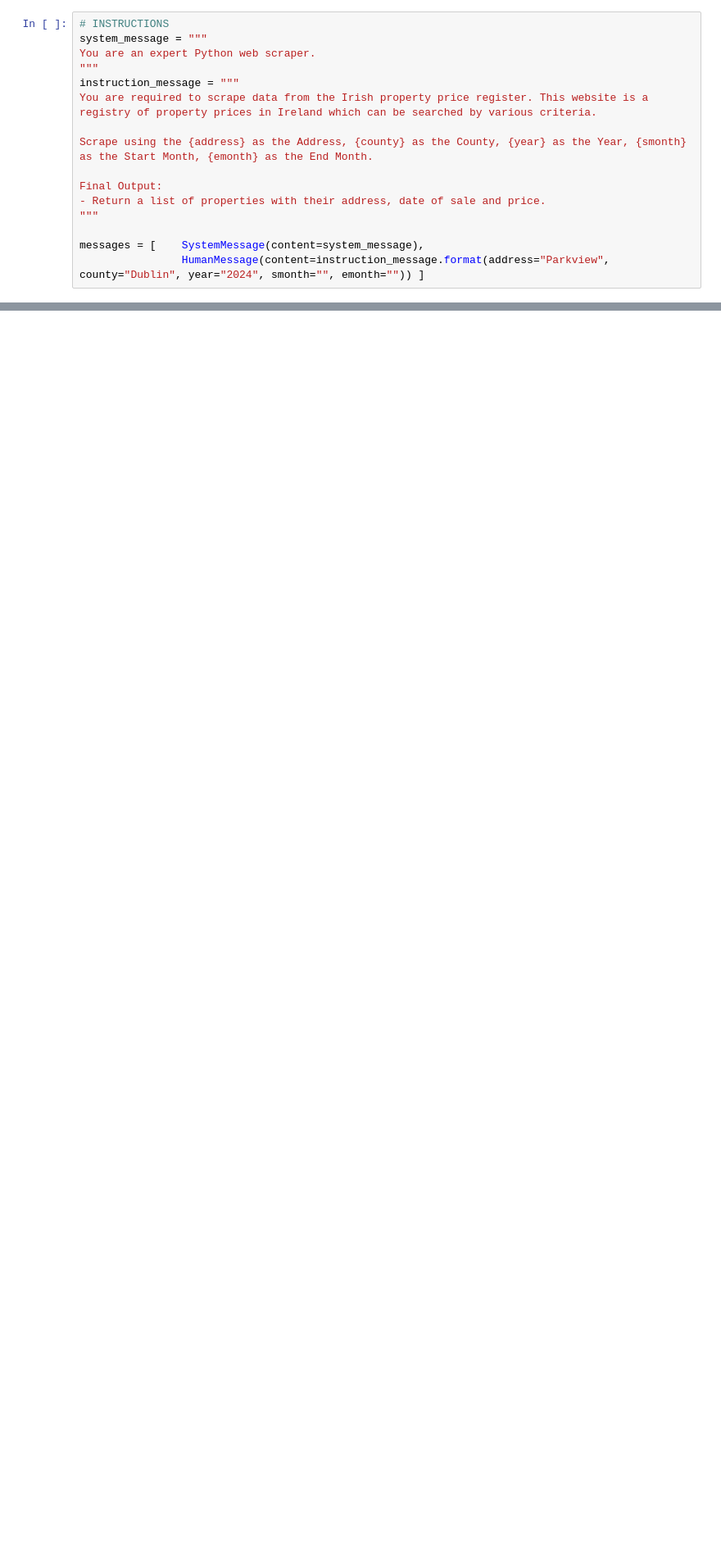
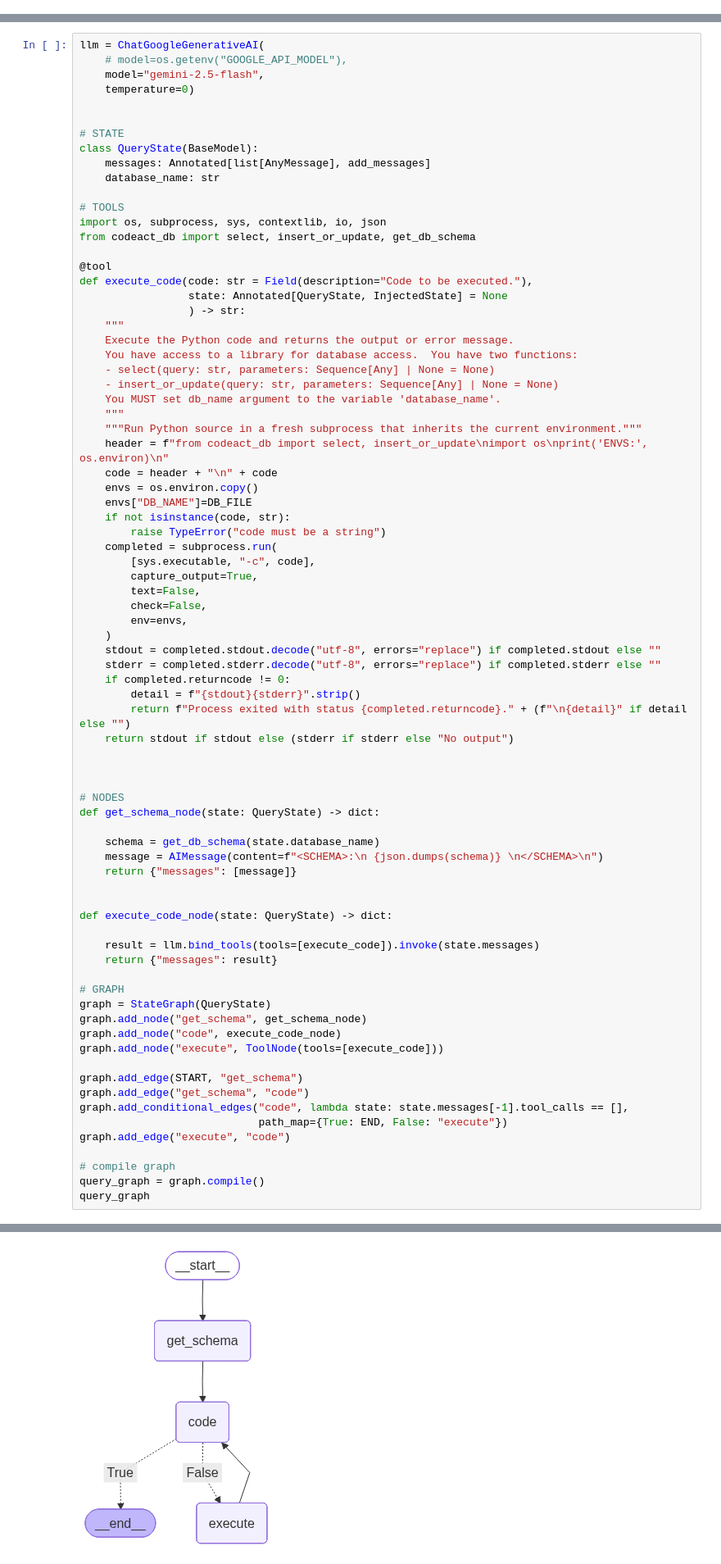
Before and after one commit to AdrianDonohoe/agentic-labs, a Jupyter notebook: CA3.ipynb, the cells around one changed output, grey strips where cells are left out. Shown at 82% size. Saved outputs shown, nothing was run; the diff lists cells and outputs as text; blank space fills up the shorter version.

```diff
--- a/CA3.ipynb
+++ b/CA3.ipynb
@@ -486,16 +22,0 @@ scrape_graph
-# %%
-# INSTRUCTIONS
-system_message = """
-You are an expert Python web scraper.
-"""
-instruction_message = """
-You are required to scrape data from the Irish property price register. This website is a registry of property prices in Ireland which can be searched by various criteria.
-
-Scrape using the {address} as the Address, {county} as the County, {year} as the Year, {smonth} as the Start Month, {emonth} as the End Month.
-
-Final Output:
-- Return a list of properties with their address, date of sale and price.
-"""
-
-messages = [    SystemMessage(content=system_message),
-                HumanMessage(content=instruction_message.format(address="Parkview", county="Dublin", year="2024", smonth="", emonth="")) ]
@@ -501,0 +74,79 @@ messages = [    SystemMessage(content=system_message),
+# %%
+llm = ChatGoogleGenerativeAI(
+    # model=os.getenv("GOOGLE_API_MODEL"),
+    model="gemini-2.5-flash",
+    temperature=0)
+
+
+# STATE
+class QueryState(BaseModel):
+    messages: Annotated[list[AnyMessage], add_messages]
+    database_name: str
+
+# TOOLS
+import os, subprocess, sys, contextlib, io, json
+from codeact_db import select, insert_or_update, get_db_schema
+
+@tool
+def execute_code(code: str = Field(description="Code to be executed."),
+                 state: Annotated[QueryState, InjectedState] = None
+                 ) -> str:
+    """
+    Execute the Python code and returns the output or error message.
+    You have access to a library for database access.  You have two functions:
+    - select(query: str, parameters: Sequence[Any] | None = None)
+    - insert_or_update(query: str, parameters: Sequence[Any] | None = None)
+    You MUST set db_name argument to the variable 'database_name'.
+    """
+    """Run Python source in a fresh subprocess that inherits the current environment."""
+    header = f"from codeact_db import select, insert_or_update\nimport os\nprint('ENVS:', os.environ)\n"
+    code = header + "\n" + code
+    envs = os.environ.copy()
+    envs["DB_NAME"]=DB_FILE
+    if not isinstance(code, str):
+        raise TypeError("code must be a string")
+    completed = subprocess.run(
+        [sys.executable, "-c", code],
+        capture_output=True,
+        text=False,
+        check=False,
+        env=envs,
+    )
+    stdout = completed.stdout.decode("utf-8", errors="replace") if completed.stdout else ""
+    stderr = completed.stderr.decode("utf-8", errors="replace") if completed.stderr else ""
+    if completed.returncode != 0:
+        detail = f"{stdout}{stderr}".strip()
+        return f"Process exited with status {completed.returncode}." + (f"\n{detail}" if detail else "")
+    return stdout if stdout else (stderr if stderr else "No output")
+
+
+
+# NODES
+def get_schema_node(state: QueryState) -> dict:
+
+    schema = get_db_schema(state.database_name)
+    message = AIMessage(content=f"<SCHEMA>:\n {json.dumps(schema)} \n</SCHEMA>\n")
+    return {"messages": [message]}
+
+
+def execute_code_node(state: QueryState) -> dict:
+
+    result = llm.bind_tools(tools=[execute_code]).invoke(state.messages)
+    return {"messages": result}
+
+# GRAPH
+graph = StateGraph(QueryState)
+graph.add_node("get_schema", get_schema_node)
+graph.add_node("code", execute_code_node)
+graph.add_node("execute", ToolNode(tools=[execute_code]))
+
+graph.add_edge(START, "get_schema")
+graph.add_edge("get_schema", "code")
+graph.add_conditional_edges("code", lambda state: state.messages[-1].tool_calls == [],
+                            path_map={True: END, False: "execute"})
+graph.add_edge("execute", "code")
+
+# compile graph
+query_graph = graph.compile()
+query_graph
+# %% [output]
@@ -501,0 +154 @@ messages = [    SystemMessage(content=system_message),
+[figure, added]
```
Also changed, not shown: parts of 21 cells of this notebook, 16 other files.
